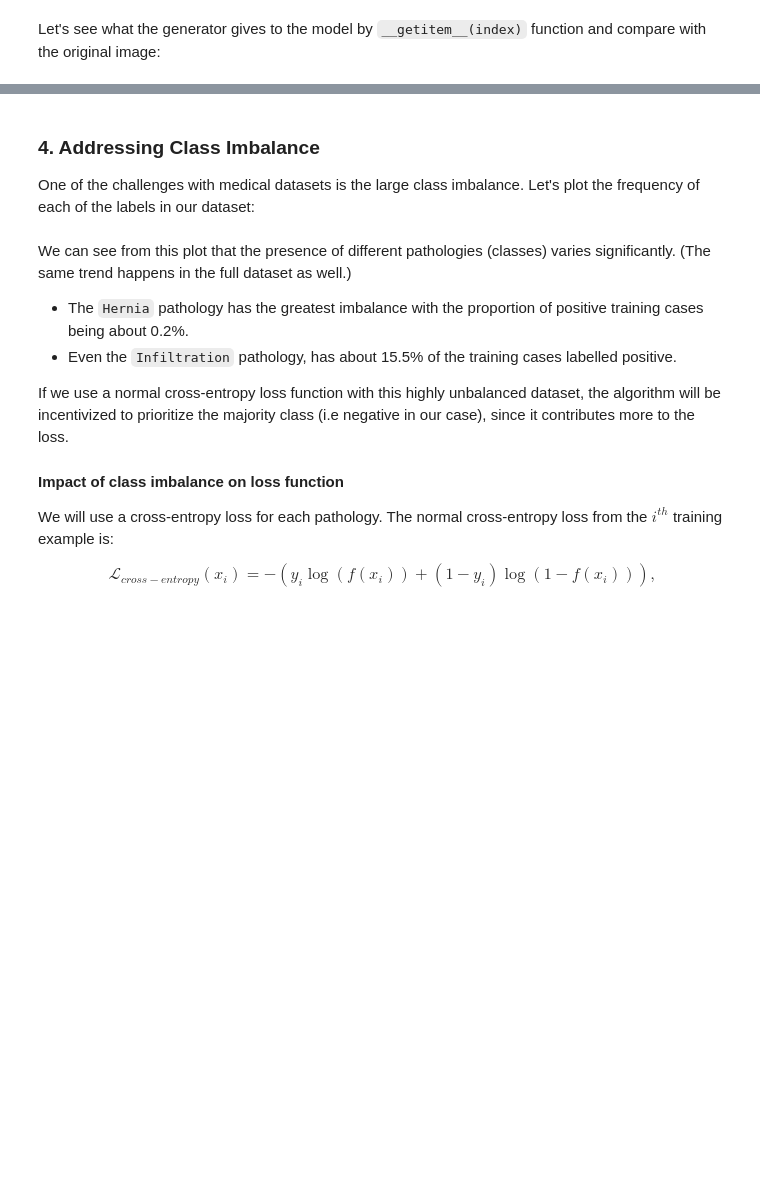
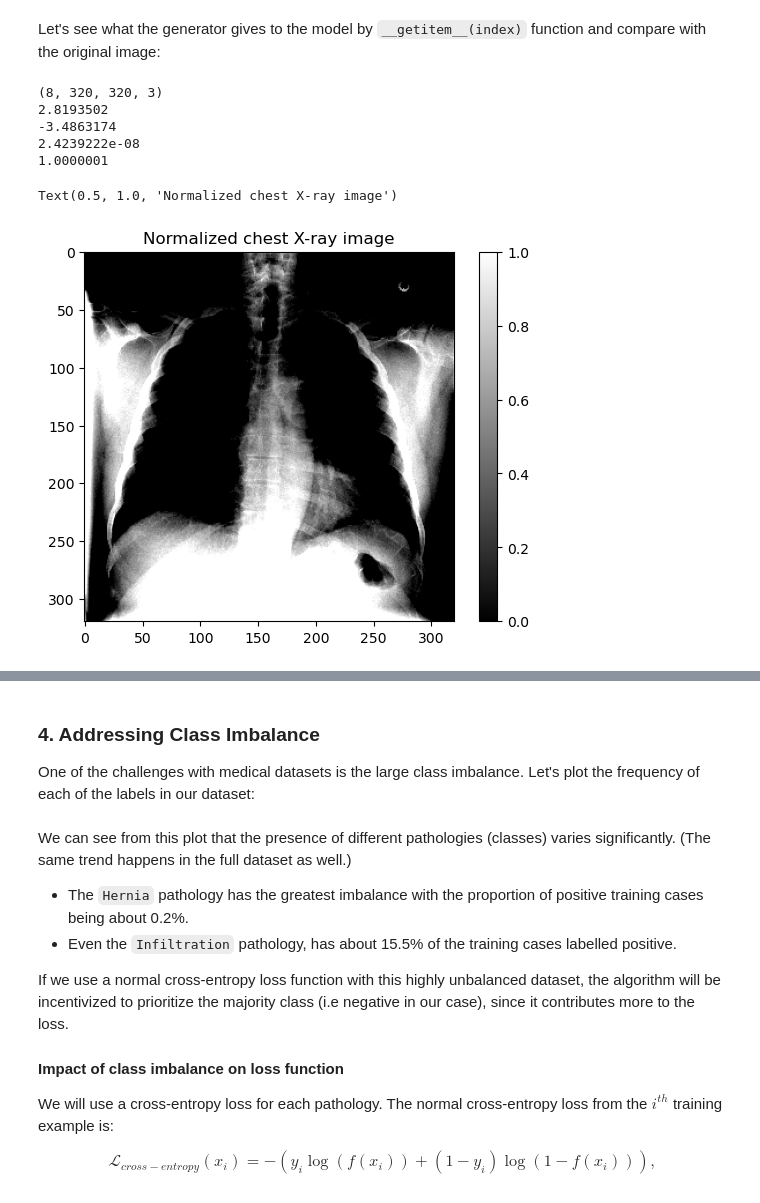
Before and after one commit to renanaferreira/CAA-repository, a Jupyter notebook: Lab4/CAA_Medical_Diagnosis_part1.ipynb, the cells around one changed output, grey strips where cells are left out. Saved outputs shown, nothing was run; the diff lists cells and outputs as text; code cells hidden in the pictures; blank space fills up the shorter version.

```diff
--- a/Lab4/CAA_Medical_Diagnosis_part1.ipynb
+++ b/Lab4/CAA_Medical_Diagnosis_part1.ipynb
@@ -54,18 +161,27 @@ The word **'class'** is used in multiple ways is this lab.
 As long as you are aware of all this though, it should not cause you any confusion as the term 'class' is usually clear from the context in which it is used.
 # %%
 # Read the csv file containing training data with pandas library
-train_df = ?
+train_df = pd.read_csv('/kaggle/input/nih-chest-xray-dataset/train-small.csv')
 
 # Print the first few rows of train_df => dictionary with several keys
-?
+train_df.head()
 
 #What are the keys ?
+print(len(train_df.columns))
 
 #What are the dimensions (rows, columns) of train_df and their meaning ?
-?
+print(train_df.shape)
 
 # Do the same for validation and testing data
 
-valid_df = ?
+valid_df = pd.read_csv('/kaggle/input/nih-chest-xray-dataset/valid-small.csv')
 
-test_df = ?
+valid_df.head()
+print(valid_df.columns)
+print(valid_df.shape)
+
+test_df = pd.read_csv('/kaggle/input/nih-chest-xray-dataset/test.csv')
+
+test_df.head()
+print(test_df.columns)
+print(test_df.shape)
@@ -278,7 +446,7 @@ Apply the generator function to preprocess the training, validation and test dat
 **Note:** The train_df csv file has a list of 1000 images, however in the directory we only have 296 training images, therefore it prints a warning message. and validation datasets.
 # %%
 # Call the generators to prepare the training, validation and test data
+x_col = "Image"
+train_generator = get_train_generator(train_df, IMAGE_DIR, x_col, labels)
 
-train_generator = ?
-
-valid_generator, test_generator= ?
+valid_generator, test_generator= get_test_and_valid_generator(valid_df, test_df, train_df, IMAGE_DIR, x_col, labels)
@@ -288,18 +465,31 @@ Let's see what the generator gives to the model by `__getitem__(index)` function
 generated_image, label = train_generator.__getitem__(0)
 
 # What is the shape of the generated_image ?
-?
+print(generated_image.shape)
 # What is the meaning of each dimension ?
 
 # What is the pixel values range (max, min) of the normalized images ?
-?
+print(np.amax(generated_image))
+print(np.amin(generated_image))
 
 # What is the Mean pixel value and the standard deviation ?
-
-?
+print(np.mean(generated_image))
+print(np.std(generated_image))
+# %% [output]
+(8, 320, 320, 3)
+2.8193502
+-3.4863174
+2.4239222e-08
+1.0000001
 # %%
 # Plot the first image from generated_image (normalized image)
-?
+generated_image, label = train_generator.__getitem__(0)
+plt.imshow(generated_image[0], cmap="gray")
+plt.colorbar()
+plt.title("Normalized chest X-ray image")
+# %% [output]
+Text(0.5, 1.0, 'Normalized chest X-ray image')
+[figure, added]
 # %%
 # Plot the first image from imag (original image)
 ?
```
Also changed, not shown: parts of 11 cells of this notebook.
